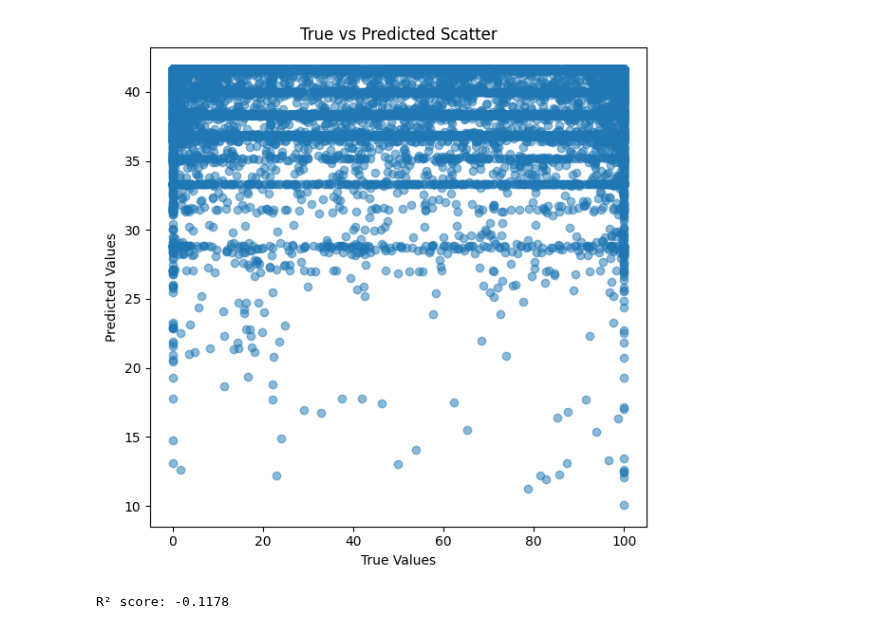
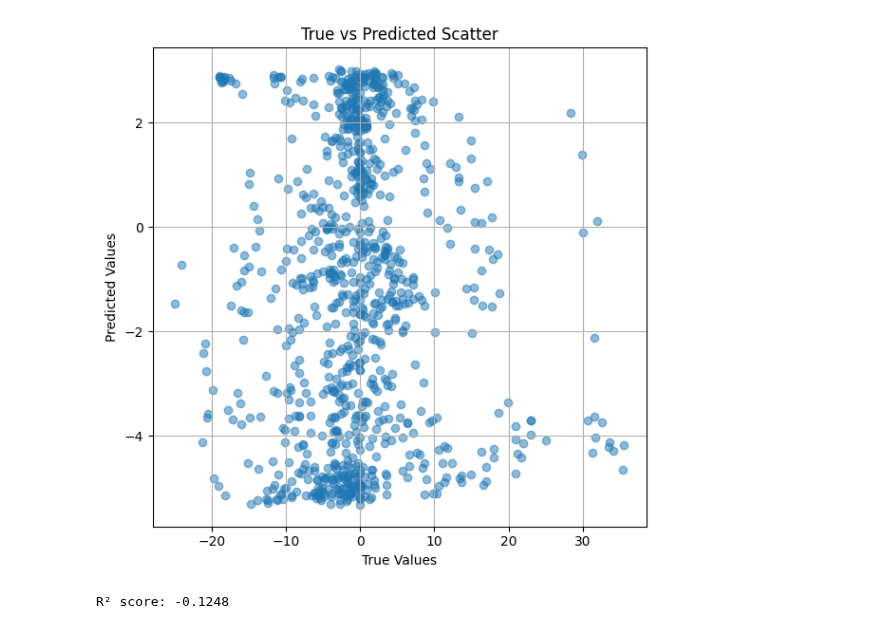
Before and after one commit to Logan-Kelsch/-ES-NN-test1, a Jupyter notebook: zzz_anytest_NN/main.ipynb, the cells around one changed output. Cells and saved outputs as stored; diff of their text form; code cells hidden in the pictures.

```diff
--- a/zzz_anytest_NN/main.ipynb
+++ b/zzz_anytest_NN/main.ipynb
@@ -114,11 +114,19 @@ sys.path.append(os.path.abspath("../.."))
 
 data = pd.read_csv('../spx_vhs.csv')
 
-data = data.drop(columns=['high','low','close','time','vel_15'])
+data = data.drop(columns=['high','low','time','vel_15'])
+
+
+
+#X, y = dp.make_prll_trgt(data=data.values, index=5,offset=1)
+y = dp.make_vhs_target(data.values,close_index=0,s_index=6,mode='breakout')
+
+data = data.drop(columns=['close'])
 
 print(data.columns)
+X = data.values
 
-X, y = dp.make_prll_trgt(data=data.values, index=5,offset=1)
+y*=5000
 
 print(y.max(), y.min())
 
@@ -126,7 +134,10 @@ print(y.max(), y.min())
 
 use_lstm = True
 
-#scaler = StandardScaler()
-#X = scaler.fit_transform(X)
+scaler = StandardScaler()
+X = scaler.fit_transform(X)
+
+print((570 - scaler.mean_[1]) / scaler.scale_[1])
+print((900 - scaler.mean_[1]) / scaler.scale_[1])
 # %% [output]
 Index(['volume', 'ToD', 'DoW', 'v_60_.08', 'h_60_.08', 's_60_.08', 'vel_60'], dtype='object')
@@ -432,32 +422,33 @@ for i, (x_batch, y_batch) in enumerate(ds_test):
     n_feats  = x_seq.shape[2]
 
     # reshape to (seq_len, 1, n_feats) so model.predict gives one output per sample
     x_samples = x_seq.reshape((seq_len, 1, n_feats))  # (seq_len, 1, n_feats)
 
     # Predict all samples in this day at once
     y_pred_seq = model.predict(x_samples, verbose=0).reshape(-1)  # → (seq_len,)
 
     y_trues.append(y_true_seq)
     y_preds.append(y_pred_seq)
 
 # Concatenate across all days
 y_trues = np.concatenate(y_trues)
 y_preds = np.concatenate(y_preds)
 
 # Scatter plot of true vs. predicted
 plt.figure(figsize=(6,6))
 plt.scatter(y_trues, y_preds, alpha=0.5)
+plt.grid()
 lims = [min(y_trues.min(), y_preds.min()),
         max(y_trues.max(), y_preds.max())]
 #plt.plot(lims, lims, 'k--', linewidth=1)  # y = x reference
 plt.xlabel('True Values')
 plt.ylabel('Predicted Values')
 plt.title('True vs Predicted Scatter')
 plt.tight_layout()
 plt.show()
 
 # Optional: compute R²
 print(f"R² score: {r2_score(y_trues, y_preds):.4f}")
 # %% [output]
-[figure, old version]
+[figure, new version]
-R² score: -0.1178
+R² score: -0.1248
```
Also changed, not shown: parts of 4 cells of this notebook, 2 other files.
